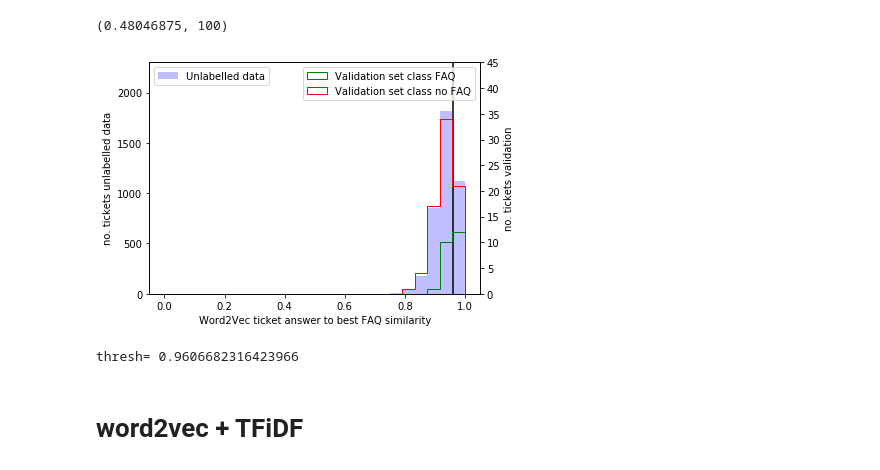
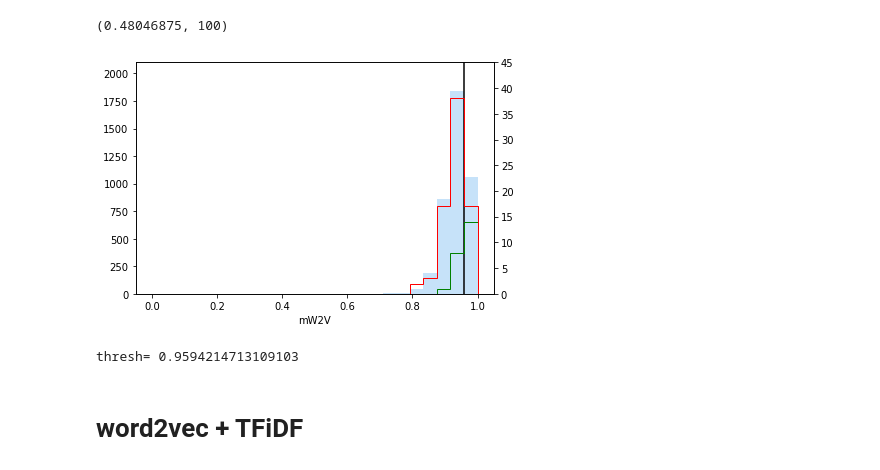
Before and after one commit to mmr12/Data-Science-lab-2018, a Jupyter notebook: PreperationWork/Poster_figs/Similarities_figs.ipynb, the cells around one changed output. Cells and saved outputs as stored; diff of their text form; code cells hidden in the pictures.

```diff
--- a/PreperationWork/Poster_figs/Similarities_figs.ipynb
+++ b/PreperationWork/Poster_figs/Similarities_figs.ipynb
@@ -166,12 +166,11 @@ np.sum(word2vec_val>0)/(100*128), len(val_prepro)
 (0.48046875, 100)
 # %%
 SFT, valyes, valno = do_stuff(mean_faq_ans, mean_ticket_ans, word2vec_val)
+legend = 'mW2V'
+plot_stuff(SFT, valyes, valno, a = 2100, b = 45, l = legend)
+# %% [output]
+[figure, added]
+thresh= 0.9594214713109103
-# %%
-legend = 'Word2Vec ticket answer to best FAQ similarity'
-plot_stuff(SFT, valyes, valno, a = 2300, b = 45, l = legend)
-# %% [output]
-[figure, removed]
-thresh= 0.9606682316423966
 # %% [markdown]
 # word2vec + TFiDF
 # %%
```
Also changed, not shown: parts of 17 cells of this notebook, 7 other files.
